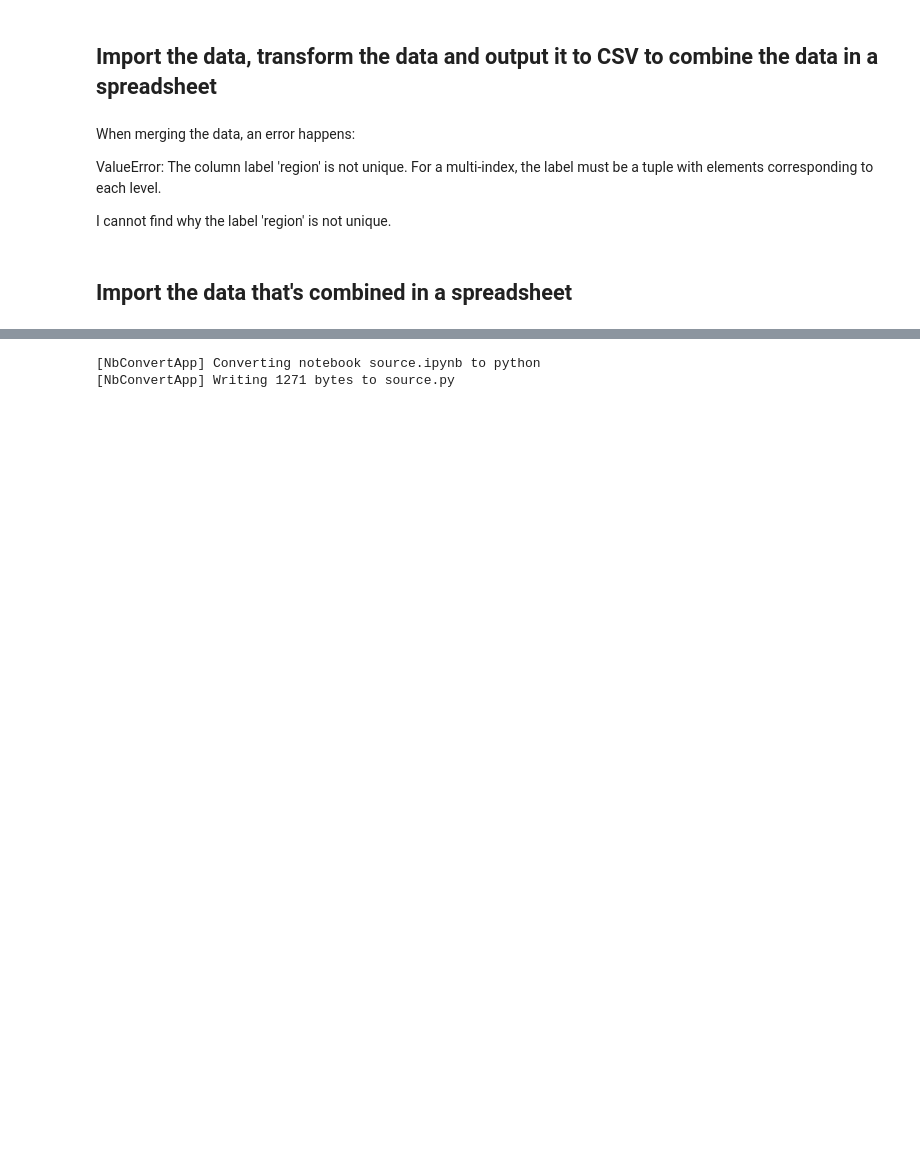
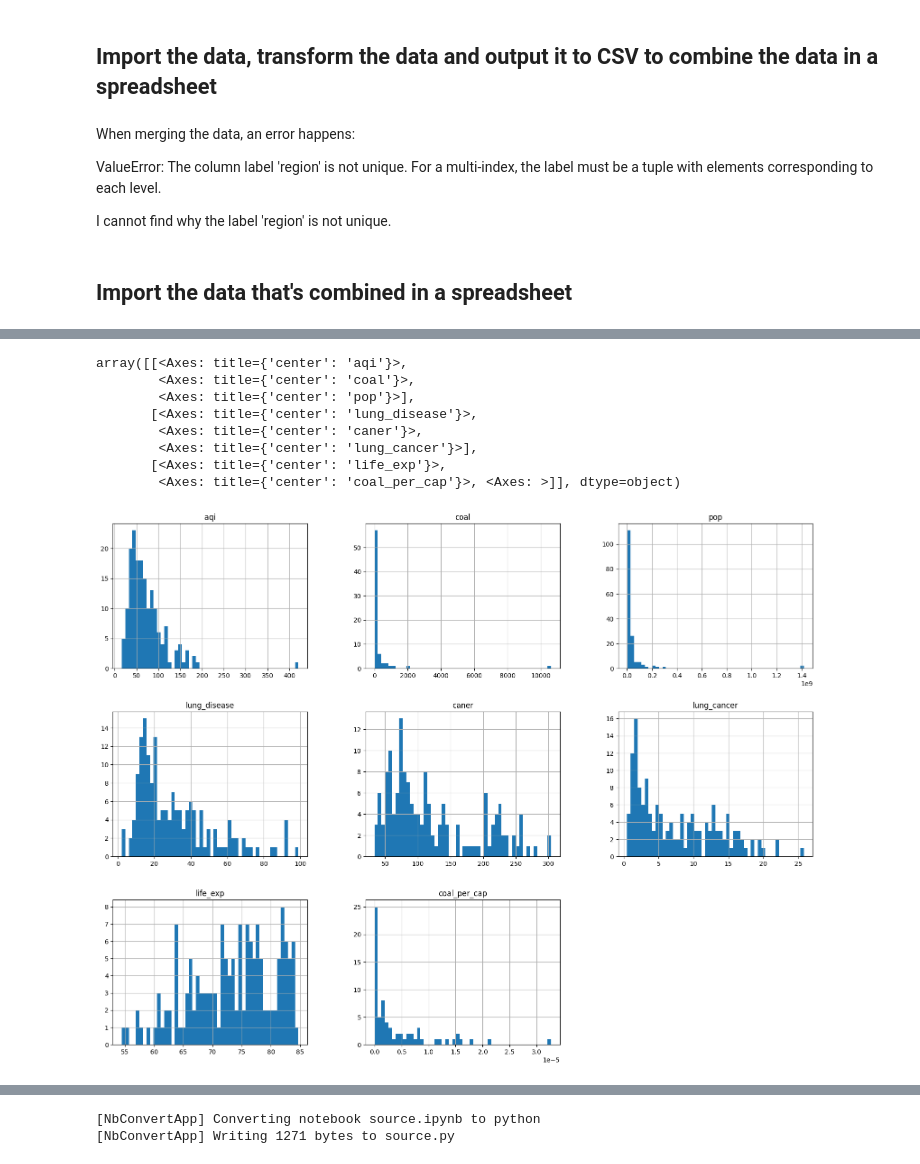
Before and after one commit to IT4063C001-Fall2025/final-project-iselekp, a Jupyter notebook: source.ipynb, the cells around one changed output, grey strips where cells are left out. Saved outputs shown, nothing was run; the diff lists cells and outputs as text; code cells hidden in the pictures; blank space fills up the shorter version.

```diff
--- a/source.ipynb
+++ b/source.ipynb
@@ -168,0 +183,12 @@ combined.describe()
+# %%
+combined.hist(figsize=(20,15), bins=50)
+# %% [output]
+array([[<Axes: title={'center': 'aqi'}>,
+        <Axes: title={'center': 'coal'}>,
+        <Axes: title={'center': 'pop'}>],
+       [<Axes: title={'center': 'lung_disease'}>,
+        <Axes: title={'center': 'caner'}>,
+        <Axes: title={'center': 'lung_cancer'}>],
+       [<Axes: title={'center': 'life_exp'}>,
+        <Axes: title={'center': 'coal_per_cap'}>, <Axes: >]], dtype=object)
+[figure, added]
```
Also changed, not shown: parts of 7 cells of this notebook, 3 other files.
